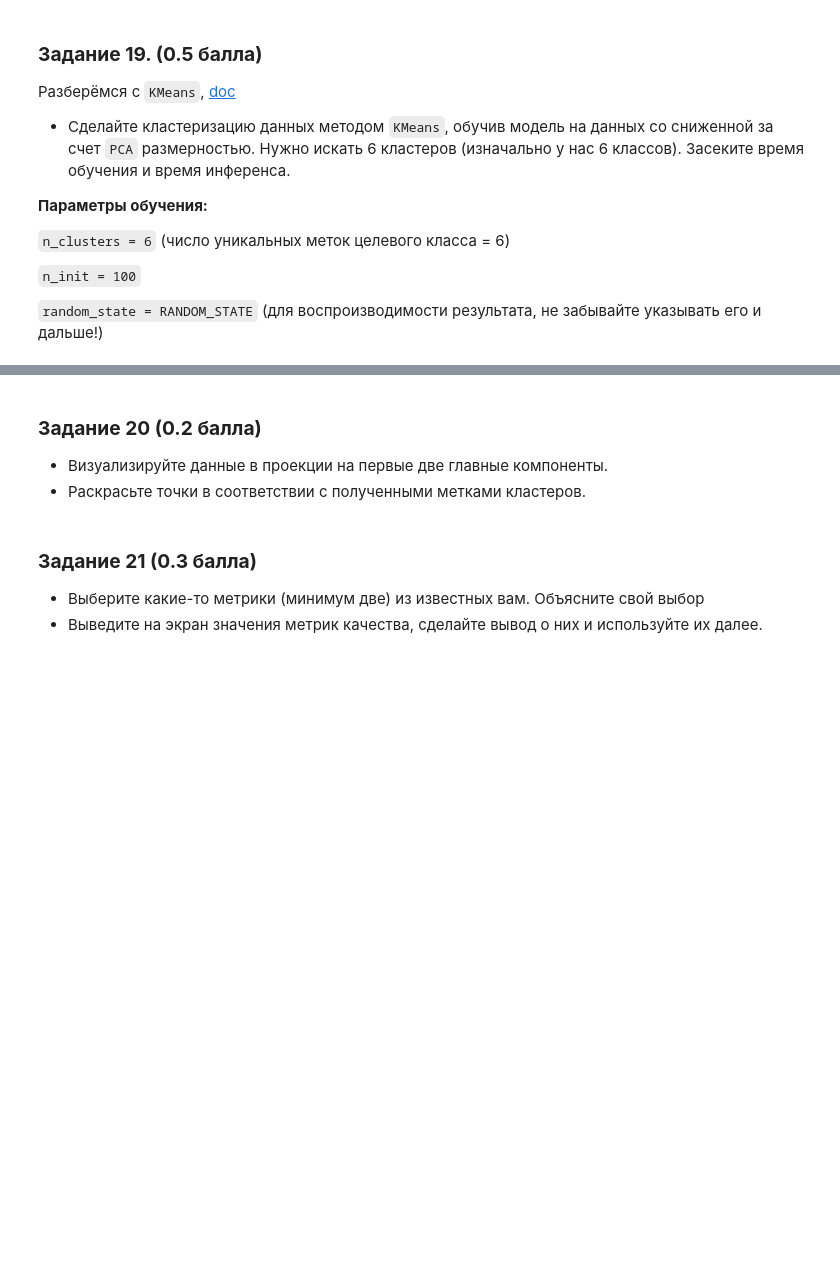
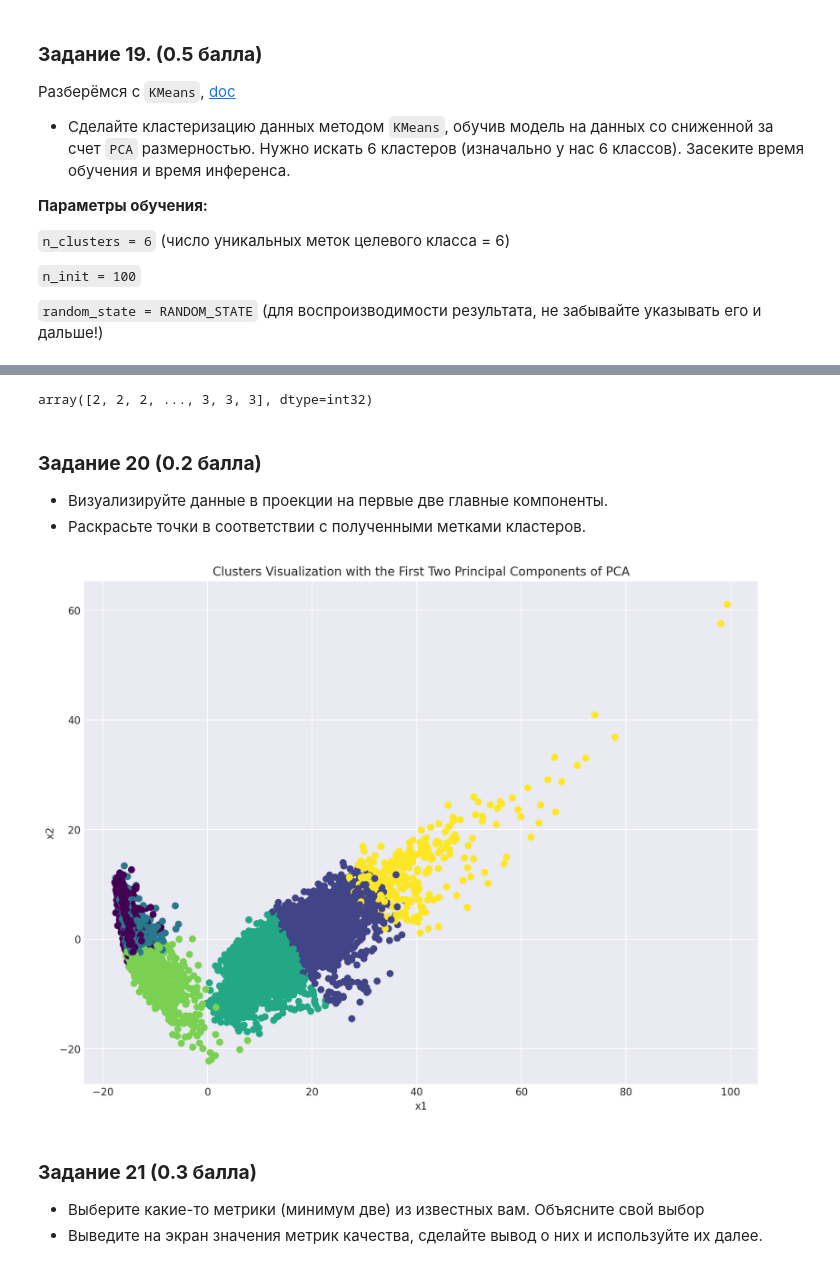
Before and after one commit to vasilyryabtsev/ml-hse-24-25, a Jupyter notebook: HW5_Boosting/AI_HW5_boosting_base.ipynb, the cells around one changed output, grey strips where cells are left out. Saved outputs shown, nothing was run; the diff lists cells and outputs as text; code cells hidden in the pictures; blank space fills up the shorter version.

```diff
--- a/HW5_Boosting/AI_HW5_boosting_base.ipynb
+++ b/HW5_Boosting/AI_HW5_boosting_base.ipynb
@@ -1117,0 +1165,7 @@ plt.scatter()
+# %%
+kmeans = KMeans(n_clusters=6,
+                n_init=100,
+                random_state=42)
+# %%
+%%time
+kmeans.fit(X_pca)
@@ -1117,0 +1176,3 @@ plt.scatter()
+# %%
+%%time
+labels = kmeans.predict(X_pca)
@@ -1118,3 +1182,7 @@ plt.scatter()
+# %%
+labels
+# %% [output]
+array([2, 2, 2, ..., 3, 3, 3], dtype=int32)
 # %% [markdown]
 ### **Задание 20 (0.2 балла)**
 
@@ -1125,3 +1191,7 @@ plt.scatter()
+# %%
+pca_viz(labels)
+# %% [output]
+[figure, added]
 # %% [markdown]
 ### **Задание 21 (0.3 балла)**
 
```
Also changed, not shown: parts of 31 cells of this notebook.
